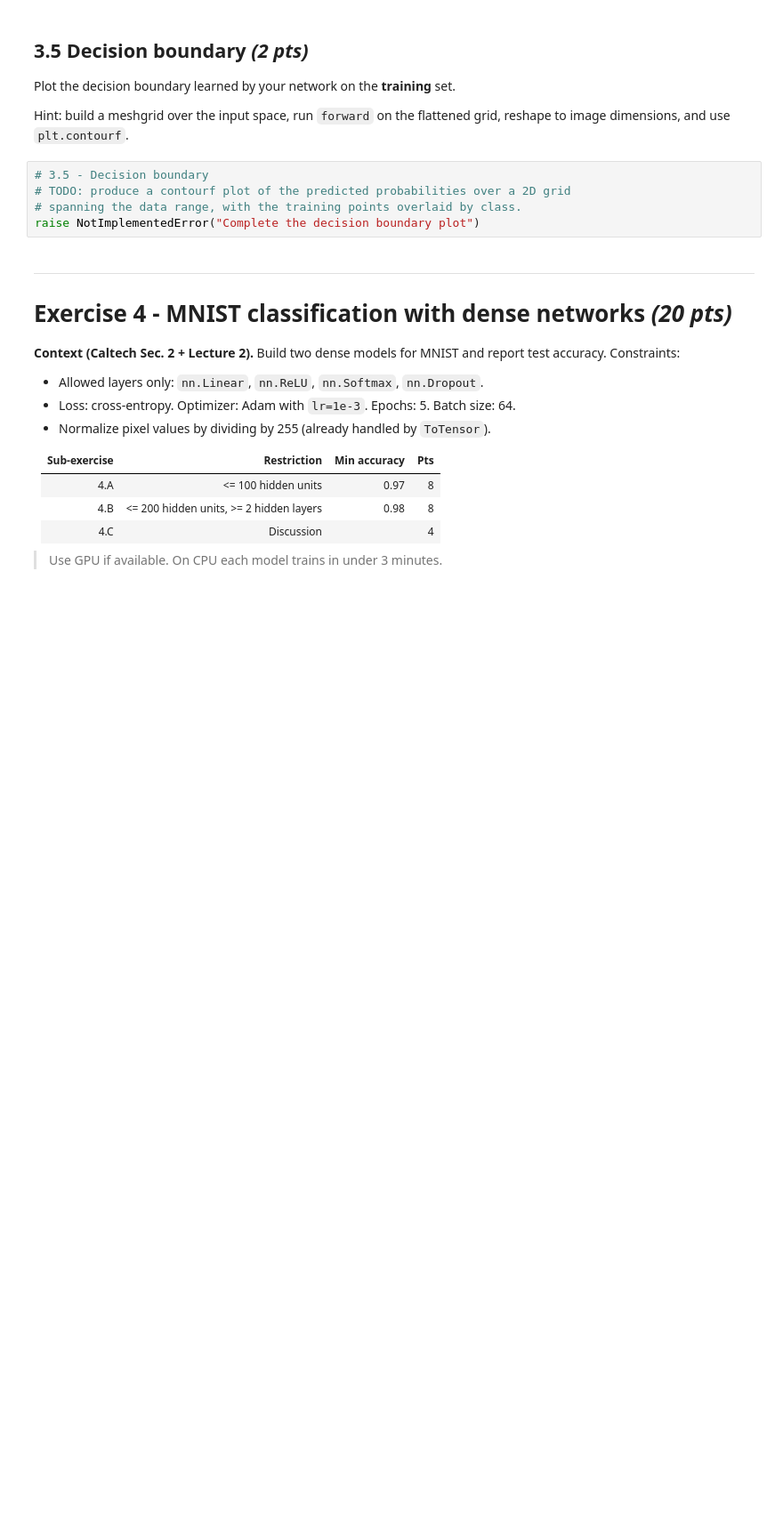
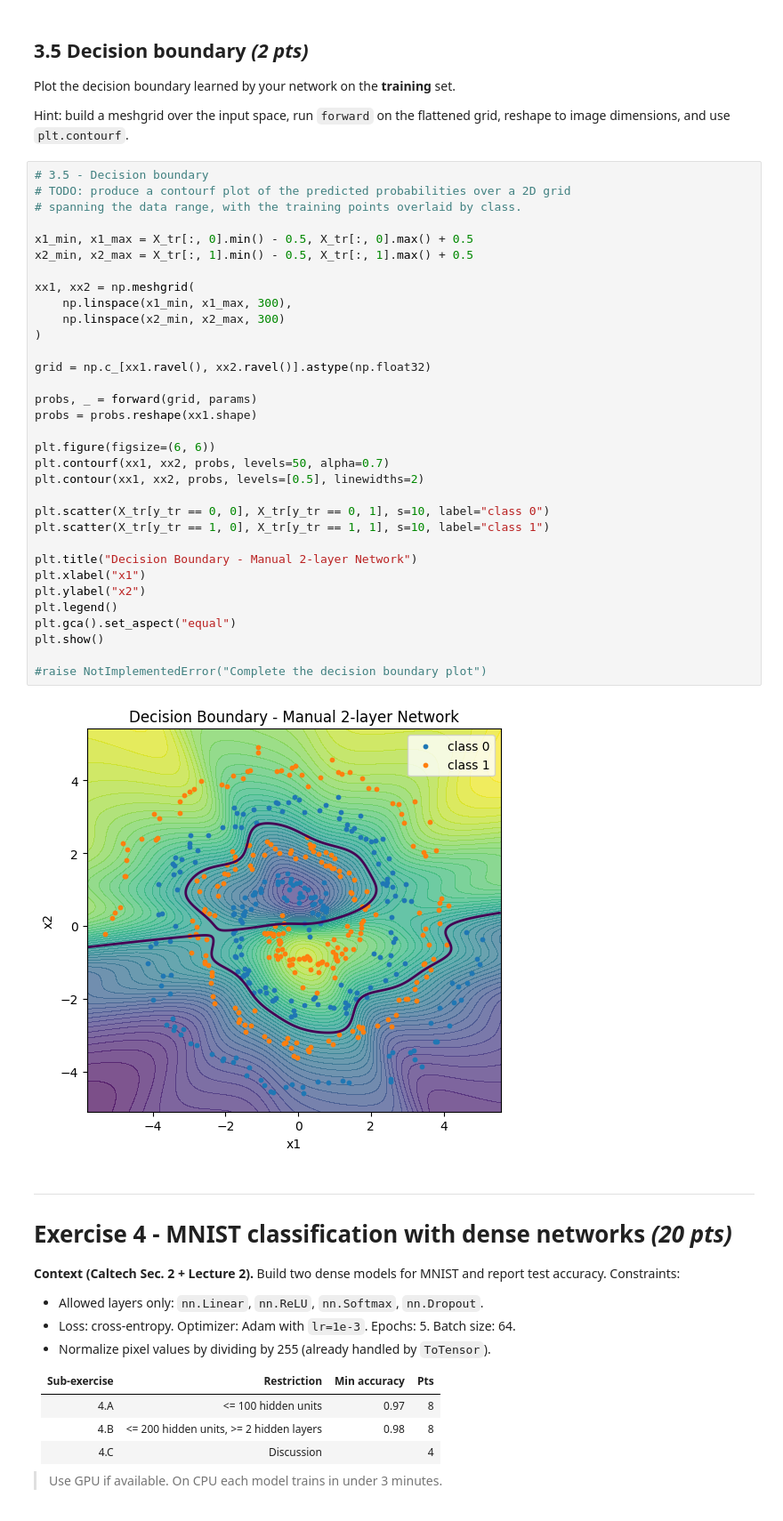
Before and after one commit to SusanaGonzales/Personal, a Jupyter notebook: homework_1/code-Part 2.ipynb, the cells around one changed output. Shown at 89% size. Saved outputs shown, nothing was run; the diff lists cells and outputs as text; blank space fills up the shorter version.

```diff
--- a/homework_1/code-Part 2.ipynb
+++ b/homework_1/code-Part 2.ipynb
@@ -464,11 +612,41 @@ Plot the decision boundary learned by your network on the **training** set.
 
 Hint: build a meshgrid over the input space, run `forward` on the flattened
 grid, reshape to image dimensions, and use `plt.contourf`.
-# %%
-# 3.5 - Decision boundary
-# TODO: produce a contourf plot of the predicted probabilities over a 2D grid
-# spanning the data range, with the training points overlaid by class.
-raise NotImplementedError("Complete the decision boundary plot")
+# %%
+# 3.5 - Decision boundary
+# TODO: produce a contourf plot of the predicted probabilities over a 2D grid
+# spanning the data range, with the training points overlaid by class.
+
+x1_min, x1_max = X_tr[:, 0].min() - 0.5, X_tr[:, 0].max() + 0.5
+x2_min, x2_max = X_tr[:, 1].min() - 0.5, X_tr[:, 1].max() + 0.5
+
+xx1, xx2 = np.meshgrid(
+    np.linspace(x1_min, x1_max, 300),
+    np.linspace(x2_min, x2_max, 300)
+)
+
+grid = np.c_[xx1.ravel(), xx2.ravel()].astype(np.float32)
+
+probs, _ = forward(grid, params)
+probs = probs.reshape(xx1.shape)
+
+plt.figure(figsize=(6, 6))
+plt.contourf(xx1, xx2, probs, levels=50, alpha=0.7)
+plt.contour(xx1, xx2, probs, levels=[0.5], linewidths=2)
+
+plt.scatter(X_tr[y_tr == 0, 0], X_tr[y_tr == 0, 1], s=10, label="class 0")
+plt.scatter(X_tr[y_tr == 1, 0], X_tr[y_tr == 1, 1], s=10, label="class 1")
+
+plt.title("Decision Boundary - Manual 2-layer Network")
+plt.xlabel("x1")
+plt.ylabel("x2")
+plt.legend()
+plt.gca().set_aspect("equal")
+plt.show()
+
+#raise NotImplementedError("Complete the decision boundary plot")
+# %% [output]
+[figure, added]
 # %% [markdown]
 ---
 
```
Also changed, not shown: parts of 29 cells of this notebook.
